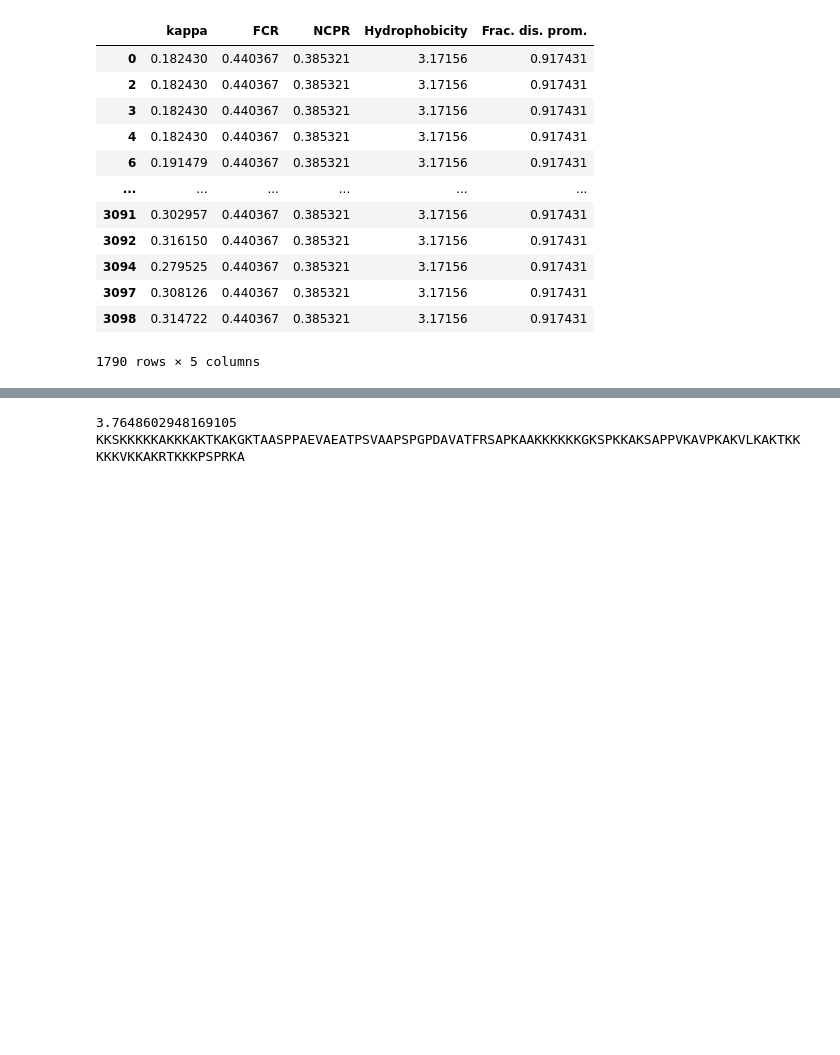
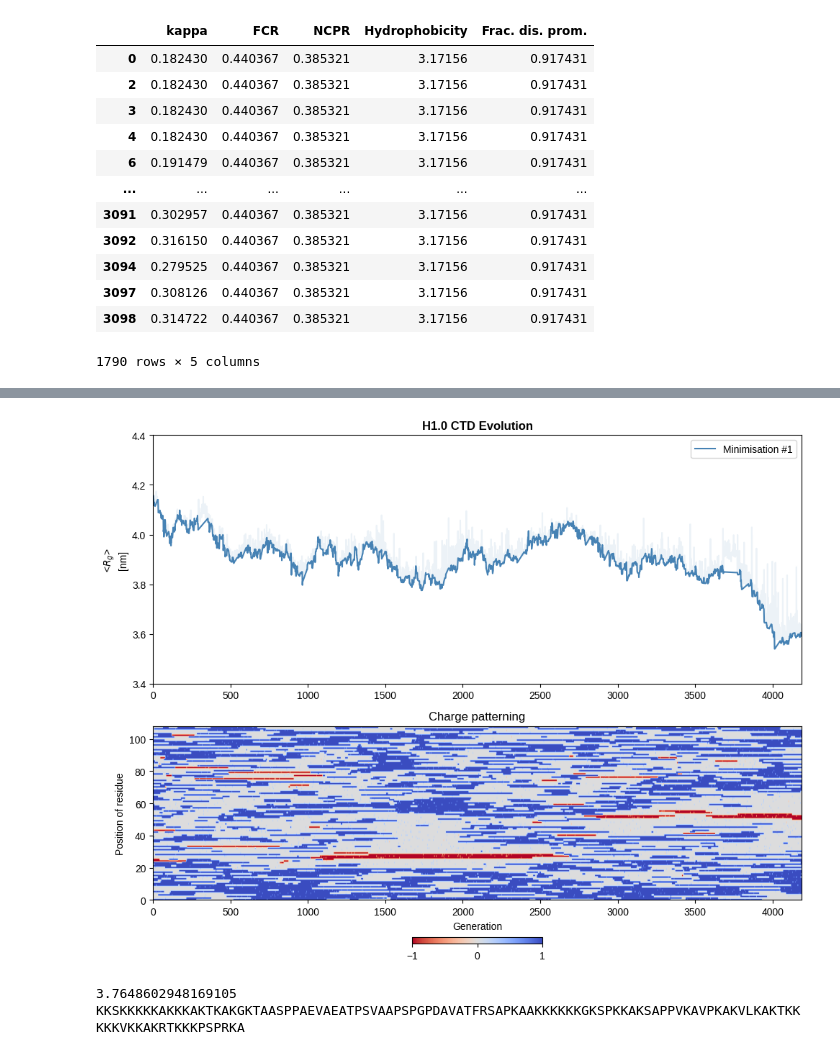
Before and after one commit to frederikespersen/OrthoIDP, a Jupyter notebook: exp/idpevo_h1-0/idpevo_h1-0.ipynb, the cells around one changed output, grey strips where cells are left out. Drawn from its saved outputs; the diff is of its cells as text; code cells hidden in the pictures; blank space fills up the shorter version.

```diff
--- a/exp/idpevo_h1-0/idpevo_h1-0.ipynb
+++ b/exp/idpevo_h1-0/idpevo_h1-0.ipynb
@@ -199,0 +192,4 @@ plt.scatter(minevo[minevo.mc].obs, cider.kappa, alpha=0.5)
+# %%
+seqs = np.array(minevo_1.fasta.to_list())
+charges = (np.zeros(shape=seqs.shape) + (seqs == 'K') + (seqs == 'R') - (seqs == 'D') - (seqs == 'E'))
+charges
@@ -200,3 +204,24 @@ plt.scatter(minevo[minevo.mc].obs, cider.kappa, alpha=0.5)
+# %%
+fig, axes = plt.subplots(2,1, figsize=(10,8))
+axes[0].plot(minevo_1[minevo_1.mc].obs, label="Minimisation #1", c='steelblue')
+axes[0].plot(minevo_1.obs, alpha=0.1, c='steelblue')
+axes[0].set_ylabel("<$R_g$>\n[nm]")
+axes[0].legend()
+axes[0].set_xlim(0, len(minevo_1))
+axes[0].set_ylim(3.4,4.4)
+axes[0].set_title("H1.0 CTD Evolution", fontweight='bold')
+
+pos = axes[1].imshow(charges.T.astype(int), aspect='auto', cmap='coolwarm_r')
+fig.colorbar(pos, ax=axes[1], ticks=[-1,0,1], location='bottom', shrink=0.2)
+axes[1].set_xlabel("Generation")
+axes[1].set_ylabel("Position of residue")
+axes[1].set_title("Charge patterning")
+axes[1].set_xlim(0)
+axes[1].set_ylim(0,108)
+
+plt.tight_layout()
+# %% [output]
+[figure, added]
 # %%
 # Finding most compact sequence
 print(minevo_rep[minevo_rep.mc].obs.min())
```
Also changed, not shown: parts of 40 cells of this notebook, 3 other files.
